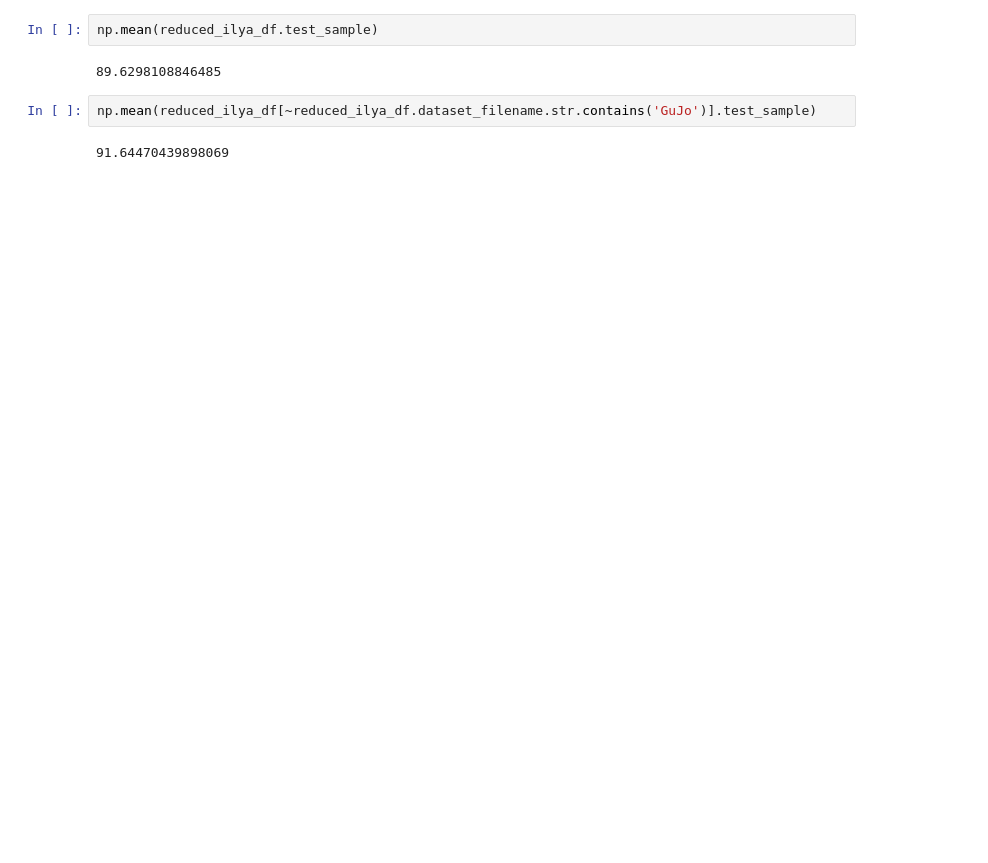
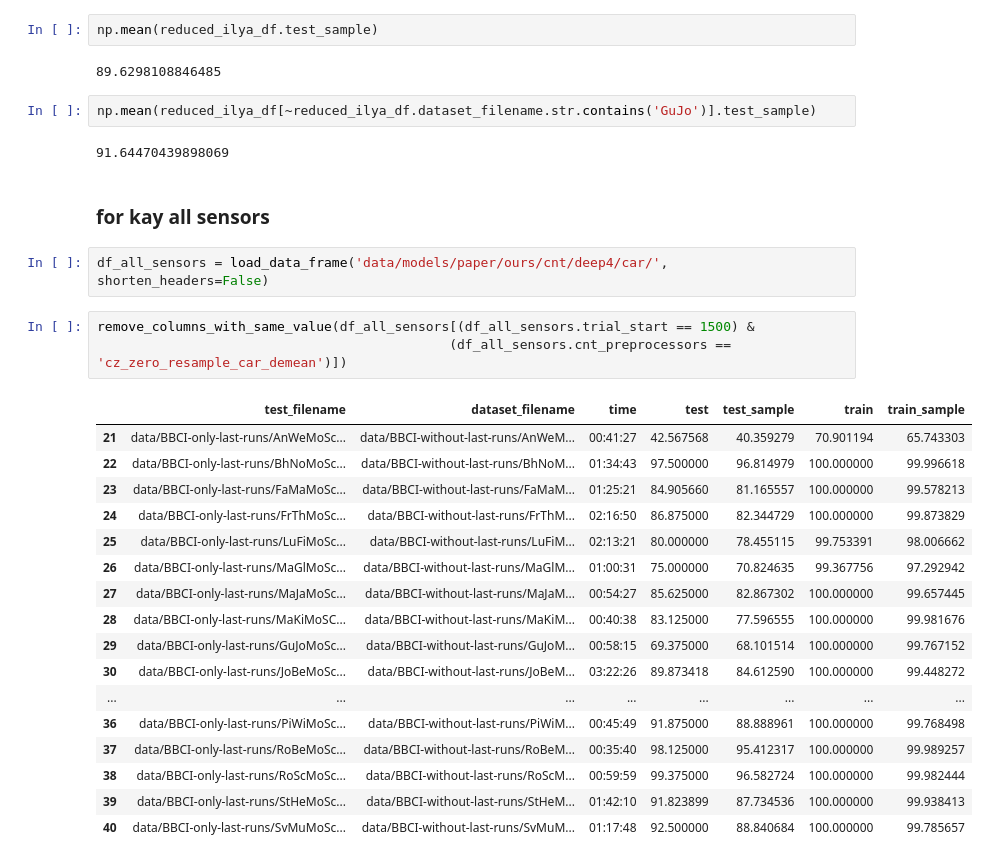
Before and after one commit to robintibor/braindevel, a Jupyter notebook: braindecode/notebooks/results/Final_Comparison.ipynb, the cells around one changed output. Saved outputs shown, nothing was run; the diff lists cells and outputs as text; blank space fills up the shorter version.

```diff
--- a/braindecode/notebooks/results/Final_Comparison.ipynb
+++ b/braindecode/notebooks/results/Final_Comparison.ipynb
@@ -3447,3 +2816,29 @@ np.mean(reduced_ilya_df.test_sample)
 np.mean(reduced_ilya_df[~reduced_ilya_df.dataset_filename.str.contains('GuJo')].test_sample)
 # %% [output]
 91.64470439898069
+# %% [markdown]
+
+### for kay all sensors
+# %%
+df_all_sensors = load_data_frame('data/models/paper/ours/cnt/deep4/car/', shorten_headers=False)
+# %%
+remove_columns_with_same_value(df_all_sensors[(df_all_sensors.trial_start == 1500) &
+                                             (df_all_sensors.cnt_preprocessors == 'cz_zero_resample_car_demean')])
+# %% [output]
+|  | test_filename | dataset_filename | time | test | test_sample | train | train_sample |
+| 21 | data/BBCI-only-last-runs/AnWeMoSc... | data/BBCI-without-last-runs/AnWeM... | 00:41:27 | 42.567568 | 40.359279 | 70.901194 | 65.743303 |
+| 22 | data/BBCI-only-last-runs/BhNoMoSc... | data/BBCI-without-last-runs/BhNoM... | 01:34:43 | 97.500000 | 96.814979 | 100.000000 | 99.996618 |
+| 23 | data/BBCI-only-last-runs/FaMaMoSc... | data/BBCI-without-last-runs/FaMaM... | 01:25:21 | 84.905660 | 81.165557 | 100.000000 | 99.578213 |
+| 24 | data/BBCI-only-last-runs/FrThMoSc... | data/BBCI-without-last-runs/FrThM... | 02:16:50 | 86.875000 | 82.344729 | 100.000000 | 99.873829 |
+| 25 | data/BBCI-only-last-runs/LuFiMoSc... | data/BBCI-without-last-runs/LuFiM... | 02:13:21 | 80.000000 | 78.455115 | 99.753391 | 98.006662 |
+| 26 | data/BBCI-only-last-runs/MaGlMoSc... | data/BBCI-without-last-runs/MaGlM... | 01:00:31 | 75.000000 | 70.824635 | 99.367756 | 97.292942 |
+| 27 | data/BBCI-only-last-runs/MaJaMoSc... | data/BBCI-without-last-runs/MaJaM... | 00:54:27 | 85.625000 | 82.867302 | 100.000000 | 99.657445 |
+| 28 | data/BBCI-only-last-runs/MaKiMoSC... | data/BBCI-without-last-runs/MaKiM... | 00:40:38 | 83.125000 | 77.596555 | 100.000000 | 99.981676 |
+| 29 | data/BBCI-only-last-runs/GuJoMoSc... | data/BBCI-without-last-runs/GuJoM... | 00:58:15 | 69.375000 | 68.101514 | 100.000000 | 99.767152 |
+| 30 | data/BBCI-only-last-runs/JoBeMoSc... | data/BBCI-without-last-runs/JoBeM... | 03:22:26 | 89.873418 | 84.612590 | 100.000000 | 99.448272 |
+| ... | ... | ... | ... | ... | ... | ... | ... |
+| 36 | data/BBCI-only-last-runs/PiWiMoSc... | data/BBCI-without-last-runs/PiWiM... | 00:45:49 | 91.875000 | 88.888961 | 100.000000 | 99.768498 |
+| 37 | data/BBCI-only-last-runs/RoBeMoSc... | data/BBCI-without-last-runs/RoBeM... | 00:35:40 | 98.125000 | 95.412317 | 100.000000 | 99.989257 |
+| 38 | data/BBCI-only-last-runs/RoScMoSc... | data/BBCI-without-last-runs/RoScM... | 00:59:59 | 99.375000 | 96.582724 | 100.000000 | 99.982444 |
+| 39 | data/BBCI-only-last-runs/StHeMoSc... | data/BBCI-without-last-runs/StHeM... | 01:42:10 | 91.823899 | 87.734536 | 100.000000 | 99.938413 |
+| 40 | data/BBCI-only-last-runs/SvMuMoSc... | data/BBCI-without-last-runs/SvMuM... | 01:17:48 | 92.500000 | 88.840684 | 100.000000 | 99.785657 |
```
Also changed, not shown: parts of 33 cells of this notebook, 20 other files.
